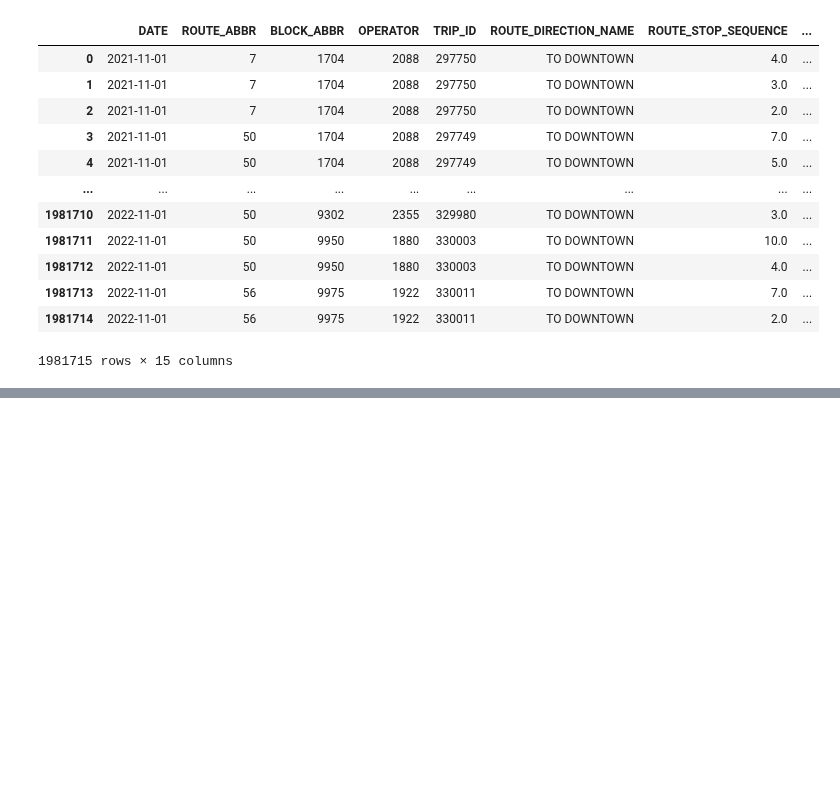
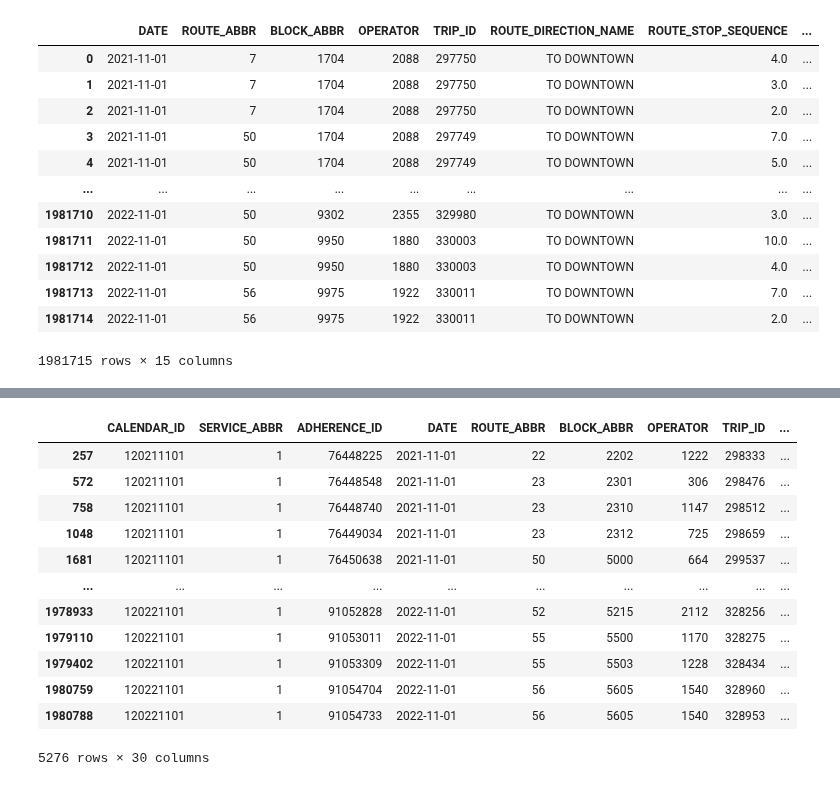
Before and after one commit to NSS-Data-Analytics-Cohort-7/wego-grumpy-concat, a Jupyter notebook: notebook/Grumpy_Concat_WeGo.ipynb, the cells around one changed output, grey strips where cells are left out. Saved outputs shown, nothing was run; the diff lists cells and outputs as text; code cells hidden in the pictures; blank space fills up the shorter version.

```diff
--- a/notebook/Grumpy_Concat_WeGo.ipynb
+++ b/notebook/Grumpy_Concat_WeGo.ipynb
@@ -132,0 +226,16 @@ headway_operator.head()
+# %%
+on_time.dropna()
+# %% [output]
+|  | CALENDAR_ID | SERVICE_ABBR | ADHERENCE_ID | DATE | ROUTE_ABBR | BLOCK_ABBR | OPERATOR | TRIP_ID | ... |
+| 257 | 120211101 | 1 | 76448225 | 2021-11-01 | 22 | 2202 | 1222 | 298333 | ... |
+| 572 | 120211101 | 1 | 76448548 | 2021-11-01 | 23 | 2301 | 306 | 298476 | ... |
+| 758 | 120211101 | 1 | 76448740 | 2021-11-01 | 23 | 2310 | 1147 | 298512 | ... |
+| 1048 | 120211101 | 1 | 76449034 | 2021-11-01 | 23 | 2312 | 725 | 298659 | ... |
+| 1681 | 120211101 | 1 | 76450638 | 2021-11-01 | 50 | 5000 | 664 | 299537 | ... |
+| ... | ... | ... | ... | ... | ... | ... | ... | ... | ... |
+| 1978933 | 120221101 | 1 | 91052828 | 2022-11-01 | 52 | 5215 | 2112 | 328256 | ... |
+| 1979110 | 120221101 | 1 | 91053011 | 2022-11-01 | 55 | 5500 | 1170 | 328275 | ... |
+| 1979402 | 120221101 | 1 | 91053309 | 2022-11-01 | 55 | 5503 | 1228 | 328434 | ... |
+| 1980759 | 120221101 | 1 | 91054704 | 2022-11-01 | 56 | 5605 | 1540 | 328960 | ... |
+| 1980788 | 120221101 | 1 | 91054733 | 2022-11-01 | 56 | 5605 | 1540 | 328953 | ... |
+5276 rows × 30 columns
```
Also changed, not shown: parts of 9 cells of this notebook.
